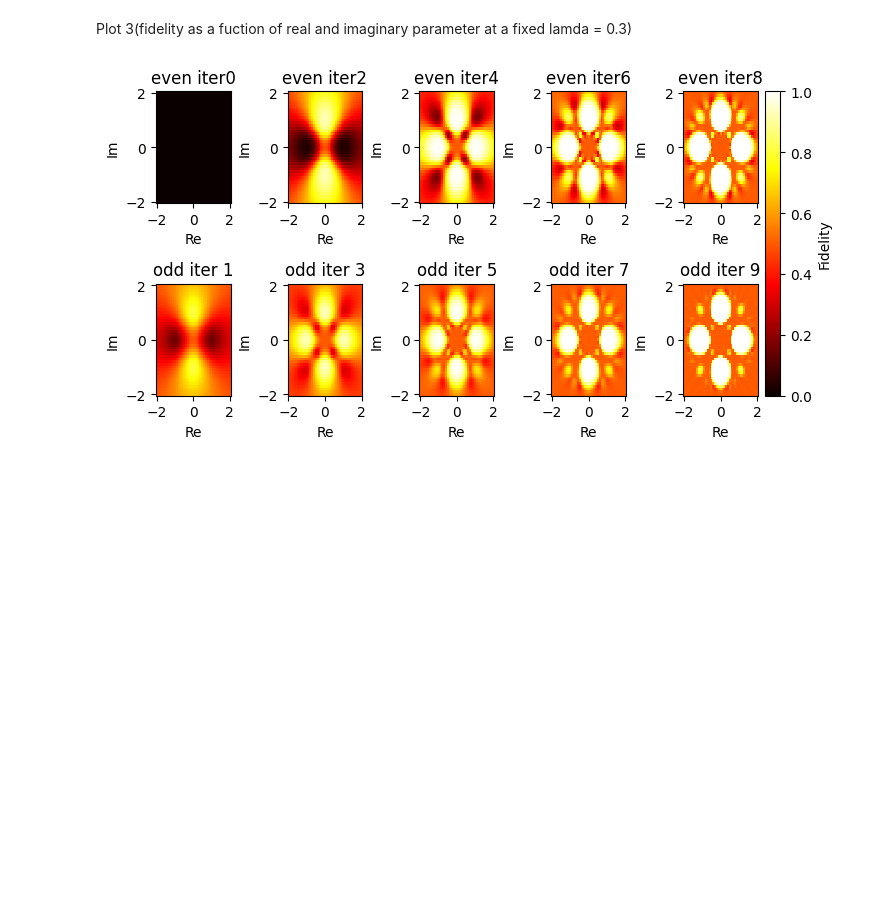
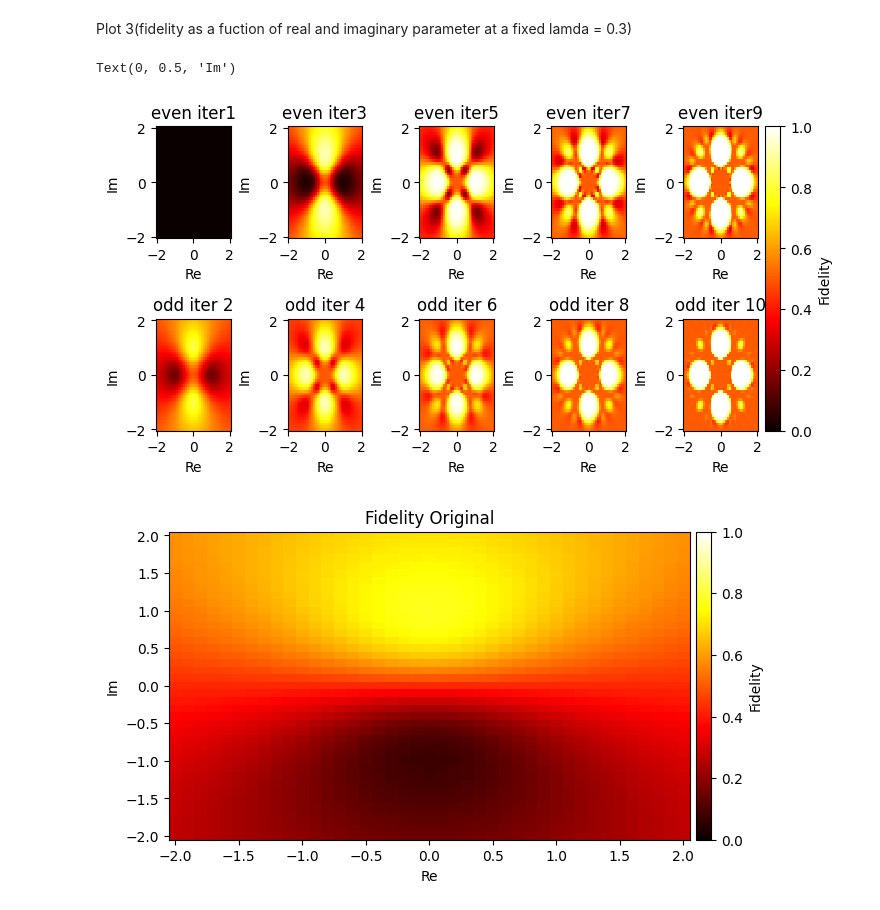
Before and after one commit to Aron9605/Wigner-Internship, a Jupyter notebook: simulation.ipynb, the cells around one changed output. Drawn from its saved outputs; the diff is of its cells as text; code cells hidden in the pictures; blank space fills up the shorter version.

```diff
--- a/simulation.ipynb
+++ b/simulation.ipynb
@@ -219,6 +219,7 @@ for c in np.arange(10):
     f_even =[]
     f_odd =[]
     fidelity = 0
+    fidelity_original_pure = []
 
     for y in np.arange(-2,2.1,0.05):
 
@@ -232,9 +233,9 @@ for c in np.arange(10):
 
 
             psi_1=(psi_complex.reshape(4,))/np.linalg.norm(psi_complex)
-
             psi_2=psi_1
 
+            fidelity_original_pure = fidelity_original_pure+ [np.dot(np.conjugate(bell).T, np.dot(np.outer(psi_1,psi_1.conj().T), bell))]
 
 
 
@@ -305,7 +306,7 @@ for c in np.arange(10):
         F_even = np.array(f_even).reshape(len(y), len(x))
 
         mesh = axs[0,c//2].pcolormesh(X, Y, np.abs(F_even), cmap='hot', shading='auto', vmin=0, vmax=1)
-        axs[0,c//2].set_title(f'even iter{c}')
+        axs[0,c//2].set_title(f'even iter{c+1}')
         axs[0,c//2].set_xlabel('Re')  # Set x-axis label for subplot in the first column
         axs[0,c//2].set_ylabel('Im')  # Set y-axis label for subplot in the first column
 
@@ -318,7 +319,7 @@ for c in np.arange(10):
         F_odd = np.array(f_odd).reshape(len(y), len(x))
 
         mesh = axs[1,c//2].pcolormesh(X, Y, np.abs(F_odd), cmap='hot', shading='auto', vmin=0, vmax=1)
-        axs[1,c//2].set_title(f'odd iter {c}')
+        axs[1,c//2].set_title(f'odd iter {c+1}')
         axs[1,c//2].set_xlabel('Re')  # Set x-axis label for subplot in the second column
         axs[1,c//2].set_ylabel('Im')  # Set y-axis label for subplot in the second column
 
@@ -328,5 +329,13 @@ plt.tight_layout()
 cbar = fig.colorbar(mesh, ax=axs.ravel().tolist(), orientation='vertical',pad=0.01)
 cbar.set_label('Fidelity')
 
-plt.show()
+plt.figure(figsize=(8, 4))  # Create a new figure with a specified size
+X, Y = np.meshgrid(x, y)  # These should be the same as used for the subplots
+F_ori_pure = np.array(fidelity_original_pure).reshape(len(y), len(x))
+mesh_ori_pure = plt.pcolormesh(X, Y, np.abs(F_ori_pure), cmap='hot', shading='auto', vmin=0, vmax=1)
+plt.title('Fidelity Original')
+cbar1 = fig.colorbar(mesh_ori_pure, orientation='vertical',pad=0.01)
+cbar1.set_label('Fidelity')
+plt.xlabel('Re')  # Set x-axis label
+plt.ylabel('Im')  # Set y-axis label
 # %% [output]
@@ -415,6 +426,7 @@ for c in np.arange(10):
     imag = []
     f_even =[]
     f_odd =[]
+    fidelity_original=[]
     fidelity = 0
 
     for y in np.arange(-2,2.1,0.1):
@@ -434,6 +446,7 @@ for c in np.arange(10):
 
 
 
+            fidelity_original = fidelity_original+ [np.dot(np.conjugate(bell).T, np.dot(den_1, bell))]
 
             for i in range(c):
 
@@ -483,37 +496,51 @@ for c in np.arange(10):
             else:
              f_odd=f_odd+[fidelity]
 
+
+
     y = np.arange(-2, 2.1, 0.1)
     x = np.arange(-2, 2.1, 0.1)
     X, Y = np.meshgrid(x, y)
+    # F_ori = np.array(fidelity_original).reshape(len(y), len(x))
+    # mesh_ori = plt.pcolormesh(X, Y, np.abs(F_ori), cmap='hot', shading='auto', vmin=0, vmax=1)
 
     if c%2==0:
         F_even = np.array(f_even).reshape(len(y), len(x))
 
-
         mesh = axs[0,c//2].pcolormesh(X, Y, np.abs(F_even), cmap='hot', shading='auto', vmin=0, vmax=1)
-        axs[0,c//2].set_title(f'even iter{c}')
+        axs[0,c//2].set_title(f'even iter{c+1}')
         axs[0,c//2].set_xlabel('Re')  # Set x-axis label for subplot in the first column
         axs[0,c//2].set_ylabel('Im')  # Set y-axis label for subplot in the first column
 
-        plt.title(f'even iter{c}')
+        plt.title(f'even iter{c+1}')
 
     else:
         F_odd = np.array(f_odd).reshape(len(y), len(x))
 
         # Plot for odd iterations in the second column
 
         mesh = axs[1,c//2].pcolormesh(X, Y, np.abs(F_odd), cmap='hot', shading='auto', vmin=0, vmax=1)
-        axs[1,c//2].set_title(f'odd iter {c}')
+        axs[1,c//2].set_title(f'odd iter {c+1}')
         axs[1,c//2].set_xlabel('Re')  # Set x-axis label for subplot in the second column
         axs[1,c//2].set_ylabel('Im')  # Set y-axis label for subplot in the second column
 
-        plt.title(f'odd iter {c}')
+        plt.title(f'odd iter {c+1}')
+
 
 plt.tight_layout()
 cbar = fig.colorbar(mesh, ax=axs.ravel().tolist(), orientation='vertical',pad=0.01)
 cbar.set_label('Fidelity')
 
-plt.show()
+plt.figure(figsize=(8, 4))  # Create a new figure with a specified size
+X, Y = np.meshgrid(x, y)  # These should be the same as used for the subplots
+F_ori = np.array(fidelity_original).reshape(len(y), len(x))
+mesh_ori = plt.pcolormesh(X, Y, np.abs(F_ori), cmap='hot', shading='auto', vmin=0, vmax=1)
+plt.title('Fidelity Original')
+cbar1 = fig.colorbar(mesh_ori, orientation='vertical',pad=0.01)
+cbar1.set_label('Fidelity')
+plt.xlabel('Re')  # Set x-axis label
+plt.ylabel('Im')  # Set y-axis label
 # %% [output]
+Text(0, 0.5, 'Im')
-[figure, old version]
+[figure, new version]
+[figure, added]
```
Also changed, not shown: parts of 1 cell of this notebook.
